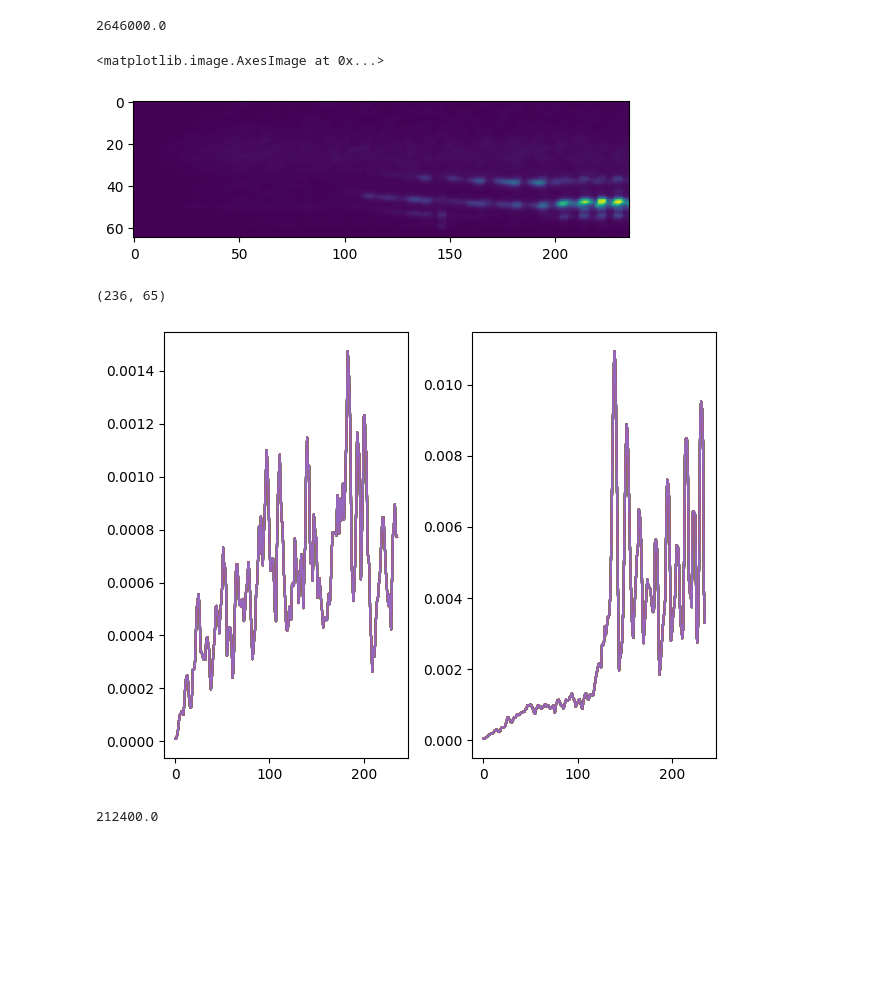
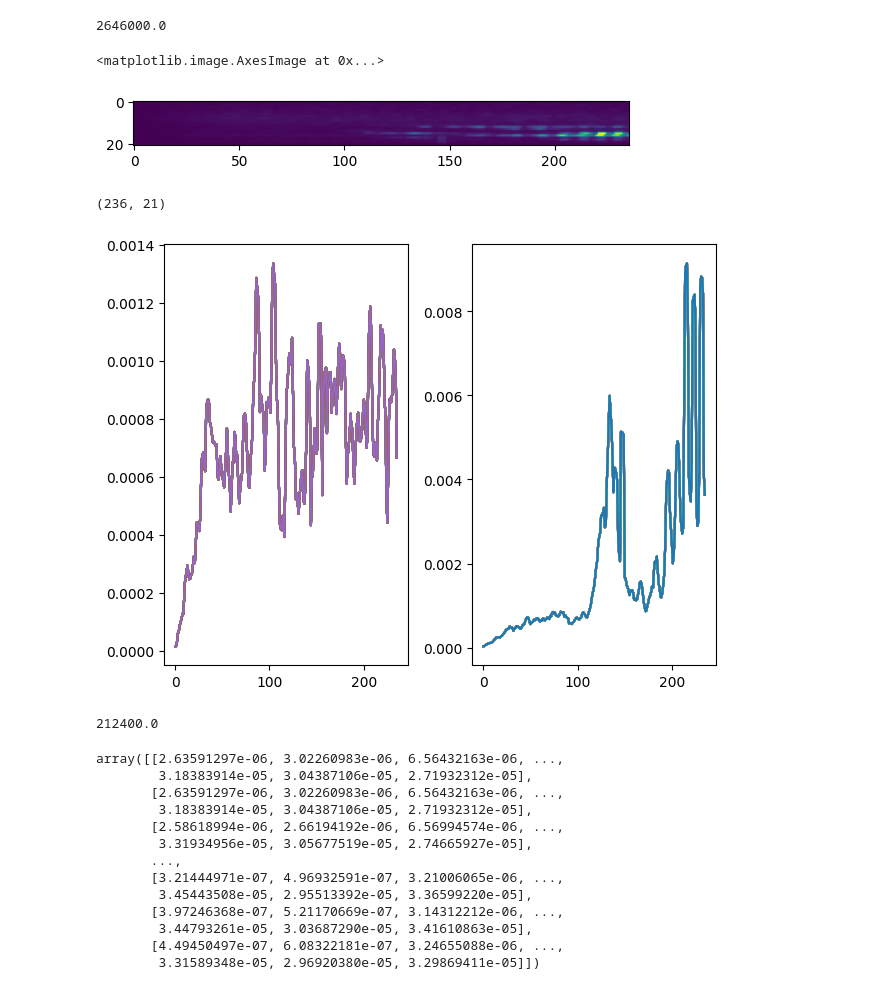
Before and after one commit to PiaffNet/birdsong_classifier, a Jupyter notebook: notebooks/LSTM_sandbox.ipynb, the cells around one changed output. Cells and saved outputs as stored; diff of their text form; code cells hidden in the pictures; blank space fills up the shorter version.

```diff
--- a/notebooks/LSTM_sandbox.ipynb
+++ b/notebooks/LSTM_sandbox.ipynb
@@ -211,7 +215,7 @@ librosa_wave.shape[0] / 0.025
 sample_rate = sr
 window_time = 0.05#s
 hop_time =  0.25 * window_time #s
-num_filters = 65
+num_filters = 21
 cutoff_low = 20
 filter_audio = GammatoneFilterbank(sample_rate,
                  window_time,
@@ -220,12 +224,12 @@ filter_audio = GammatoneFilterbank(sample_rate,
                  cutoff_low)
 D = filter_audio.make_spectrogram(librosa_wave)
 # %%
-import matplotlib.pyplot as plt
+# import matplotlib.pyplot as plt
 
 plt.imshow(D)
 # %% [output]
 <matplotlib.image.AxesImage at 0x...>
-[figure, old version]
+[figure, new version]
 # %%
 num_frames = 45
 dilation_factor = 2
@@ -237,19 +241,19 @@ Df = filter_audio.make_dilated_spectral_frames(
 Df_most_recent = Df[:,0,:]
 display(Df_most_recent.shape)
 # %% [output]
-(236, 65)
+(236, 21)
 # %%
 n_r,n_frames,n_filtres = Df.shape
 fig, axes = plt.subplots(nrows=1, ncols=2)
 for j in range(n_frames):
     axes[0].plot(Df[:,0,3])
 
 for k in range(n_filtres):
-    axes[1].plot(Df[:,0,36])
+    axes[1].plot(Df[:,0,17])
 
 plt.tight_layout()
 # %% [output]
-[figure, old version]
+[figure, new version]
 # %%
 (45 * 236) /0.05
 # %% [output]
@@ -272,0 +306,18 @@ def construct_lstm_dataset(parent_folder):
+# %%
+merlin_test_path = '/Users/aless/code/A54P/birdsong_classifier/data/split_data/merlin/XC195551_9.mp3'
+
+get_gammatone(merlin_test_path)
+# %% [output]
+array([[2.63591297e-06, 3.02260983e-06, 6.56432163e-06, ...,
+        3.18383914e-05, 3.04387106e-05, 2.71932312e-05],
+       [2.63591297e-06, 3.02260983e-06, 6.56432163e-06, ...,
+        3.18383914e-05, 3.04387106e-05, 2.71932312e-05],
+       [2.58618994e-06, 2.66194192e-06, 6.56994574e-06, ...,
+        3.31934956e-05, 3.05677519e-05, 2.74665927e-05],
+       ...,
+       [3.21444971e-07, 4.96932591e-07, 3.21006065e-06, ...,
+        3.45443508e-05, 2.95513392e-05, 3.36599220e-05],
+       [3.97246368e-07, 5.21170669e-07, 3.14312212e-06, ...,
+        3.44793261e-05, 3.03687290e-05, 3.41610863e-05],
+       [4.49450497e-07, 6.08322181e-07, 3.24655088e-06, ...,
+        3.31589348e-05, 2.96920380e-05, 3.29869411e-05]])
```
Also changed, not shown: parts of 8 cells of this notebook.
